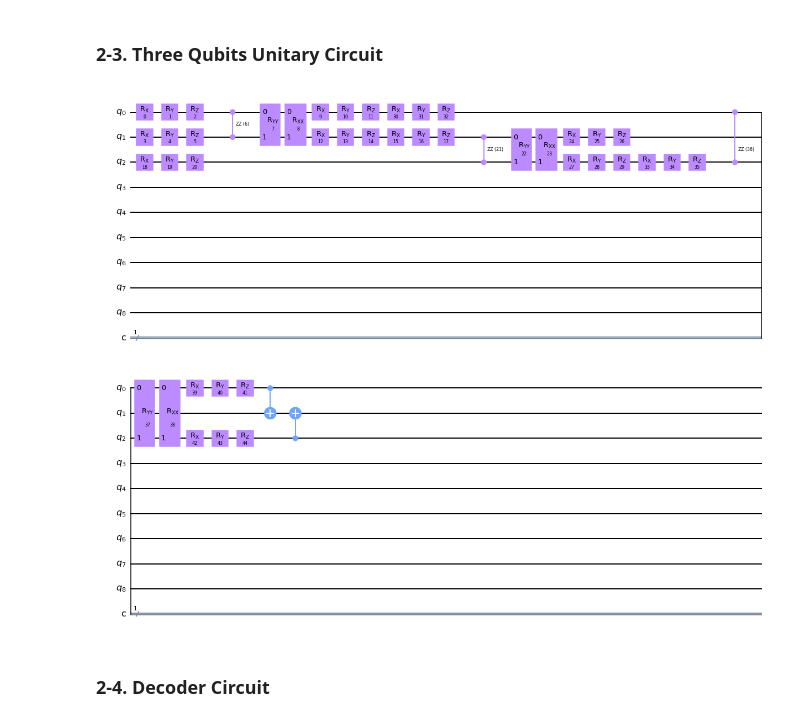
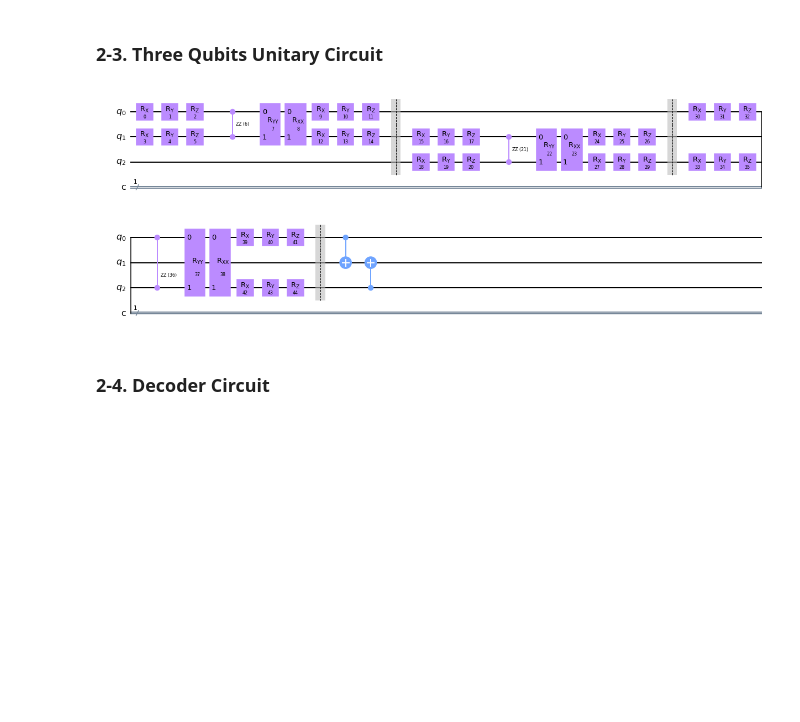
Before and after one commit to yunseo-kim/aeqis, a Jupyter notebook: qcnn_ae.ipynb, the cells around one changed output. Cells and saved outputs as stored; diff of their text form; code cells hidden in the pictures; blank space fills up the shorter version.

Commit message:
3 qubit random error model added

```diff
--- a/qcnn_ae.ipynb
+++ b/qcnn_ae.ipynb
@@ -108,25 +90,29 @@ two_qubit_unitary(params, [0,1]).draw(output='mpl')
 # %% [markdown]
 ### 2-3. Three Qubits Unitary Circuit
 # %%
+n_qubits = 3
 def three_qubit_unitary(params, wires):  # need 45 parameters
   circ = QuantumCircuit(n_qubits, 1, name = '3 Qubit Unitary')
   circ.compose(two_qubit_unitary(params[0:15], [wires[0],wires[1]]), inplace=True)
+  circ.barrier()
   circ.compose(two_qubit_unitary(params[15:30], [wires[1],wires[2]]), inplace=True)
+  circ.barrier()
+
   circ.compose(two_qubit_unitary(params[30:45], [wires[0],wires[2]]), inplace=True)
+  circ.barrier()
 
   circ.cx(wires[0], wires[1])
   circ.cx(wires[2], wires[1])
-  #circ.barrier()
 
   #circ.measure([wires[0],wires[2]], [0, 0])
   #circ.barrier()
 
   return circ
 
 params = np.arange(0, 45)
 three_qubit_unitary(params, [0,1,2]).draw(output='mpl')
 # %% [output]
-[figure, old version]
+[figure, new version]
 # %% [markdown]
 ### 2-4. Decoder Circuit
 # %%
```
Also changed, not shown: parts of 11 cells of this notebook.
